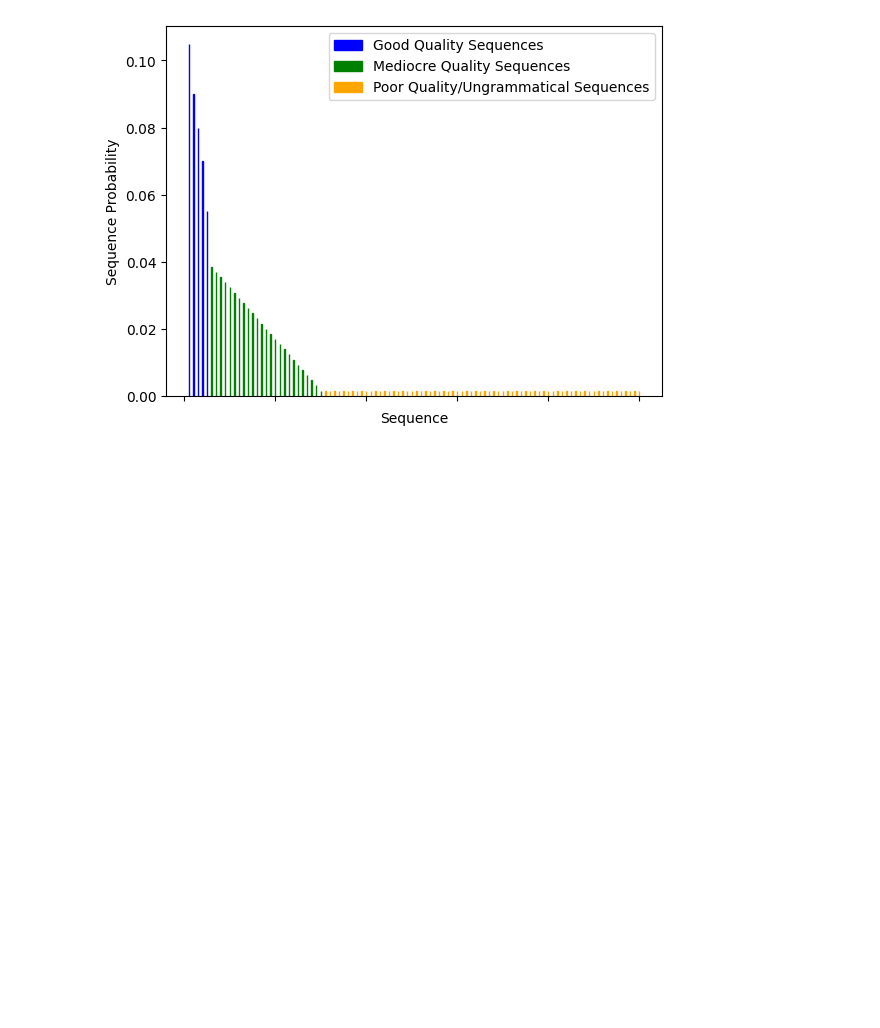
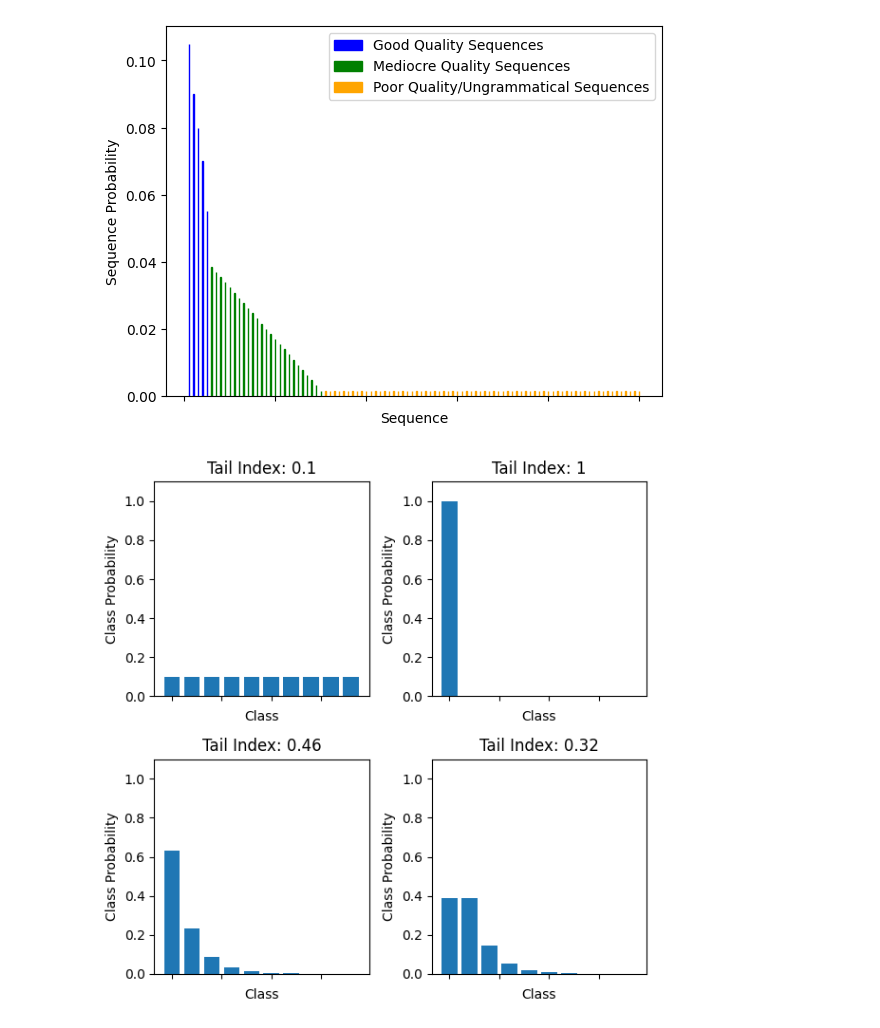
Before and after one commit to ljyflores/calibrated-confidence-for-nlg, a Jupyter notebook: analysis/plot_demos.ipynb, the cells around one changed output. Saved outputs shown, nothing was run; the diff lists cells and outputs as text; code cells hidden in the pictures; blank space fills up the shorter version.

Commit message:
Add demo and sft training step plots, add results by 50 steps

```diff
--- a/analysis/demo_plots.ipynb
+++ b/analysis/plot_demos.ipynb
@@ -79,3 +80,46 @@ plt.xlabel("Sequence")
 # %% [output]
 Text(0.5, 0, 'Sequence')
 [figure]
+# %%
+fig, axes = plt.subplots(nrows=2, ncols=2, figsize=(6, 6))
+
+plt.subplot(2, 2, 1)
+plt.bar(x=range(10), height=[0.1] * 10)
+plt.gca().set_xticklabels([])
+plt.ylim(0, 1.1)
+plt.xlabel("Class")
+plt.ylabel("Class Probability")
+plt.title(f"Tail Index: {round(sum([0.1**2] * 10), 2)}")
+
+plt.subplot(2, 2, 3)
+values = [np.exp(i) for i in range(11, 1, -1)]
+values = [x / sum(values) for x in values]
+plt.bar(x=range(10), height=values)
+plt.gca().set_xticklabels([])
+plt.ylim(0, 1.1)
+plt.xlabel("Class")
+plt.ylabel("Class Probability")
+plt.title(f"Tail Index: {round(sum([x ** 2 for x in values]), 2)}")
+
+plt.subplot(2, 2, 2)
+plt.bar(x=range(10), height=[1] + [0.0] * 9)
+plt.gca().set_xticklabels([])
+plt.ylim(0, 1.1)
+plt.xlabel("Class")
+plt.ylabel("Class Probability")
+plt.title(f"Tail Index: {round(1, 2)}")
+
+plt.subplot(2, 2, 4)
+values = [np.exp(i) for i in [8, 8, 7, 6, 5, 4, 3, 2, 1, 0]]
+values = [x / sum(values) for x in values]
+plt.bar(x=range(10), height=values)
+plt.gca().set_xticklabels([])
+plt.ylim(0, 1.1)
+plt.xlabel("Class")
+plt.ylabel("Class Probability")
+plt.title(f"Tail Index: {round(sum([x ** 2 for x in values]), 2)}")
+
+plt.tight_layout()
+plt.show()
+# %% [output]
+[figure, added]
```
Also changed, not shown: parts of 1 cell of this notebook, 25 other files.
